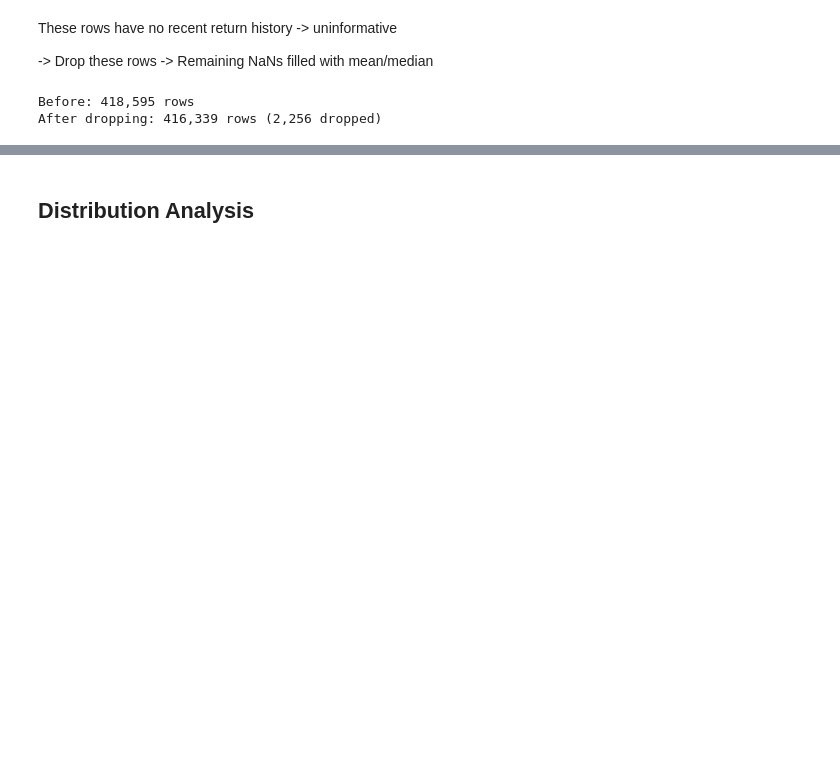
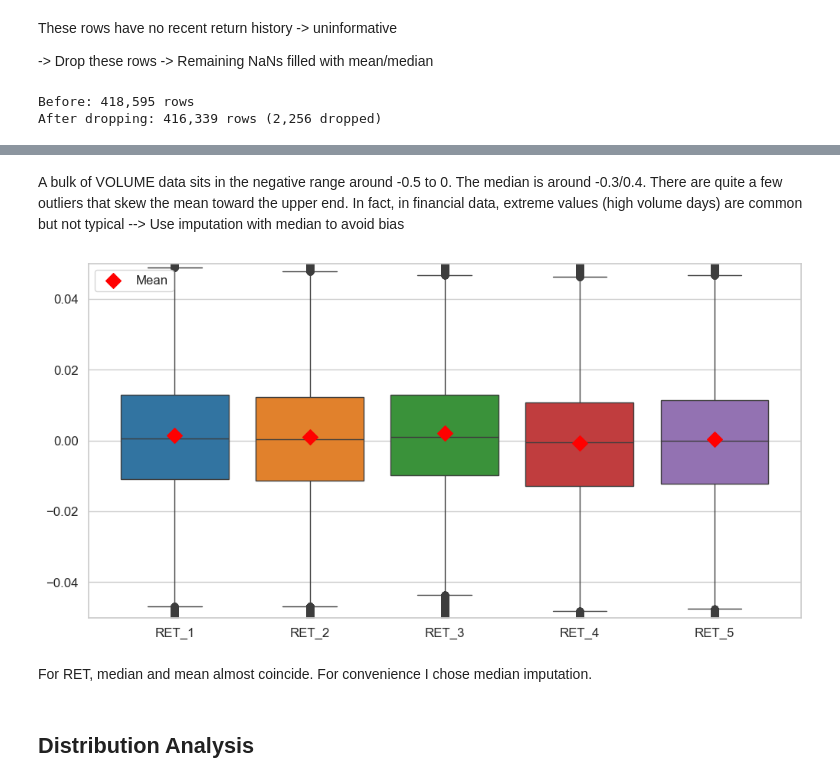
Before and after one commit to anbinh-bui/Stock-Return-Prediction-Challenge-, a Jupyter notebook: EDA.ipynb, the cells around one changed output, grey strips where cells are left out. Saved outputs shown, nothing was run; the diff lists cells and outputs as text; code cells hidden in the pictures; blank space fills up the shorter version.

```diff
--- a/EDA.ipynb
+++ b/EDA.ipynb
@@ -271,3 +255,20 @@ All volume stationary -> Safe to use directly
+# %% [markdown]
+A bulk of VOLUME data sits in the negative range around -0.5 to 0. The median is around -0.3/0.4. There are quite a few outliers that skew the mean toward the upper end. In fact, in  financial data, extreme values (high volume days) are common but not typical --> Use imputation with median to avoid bias
+# %%
+ret_data = train[[f'RET_{day}' for day in range(1,6)]]
+sns.boxplot(data=ret_data)
+plt.ylim((-0.05,0.05))
+
+means = [ret_data[col].mean() for col in ret_data.columns]
+positions = range(len(means))
+plt.scatter(positions, means, color='red', marker='D', s=100, zorder=3, label='Mean')
+
+plt.legend()
+plt.show()
+# %% [output]
+[figure, added]
+# %% [markdown]
+For RET, median and mean almost coincide. For convenience I chose median imputation.
 # %% [markdown]
 ## Distribution Analysis
 # %%
```
Also changed, not shown: parts of 110 cells of this notebook.
